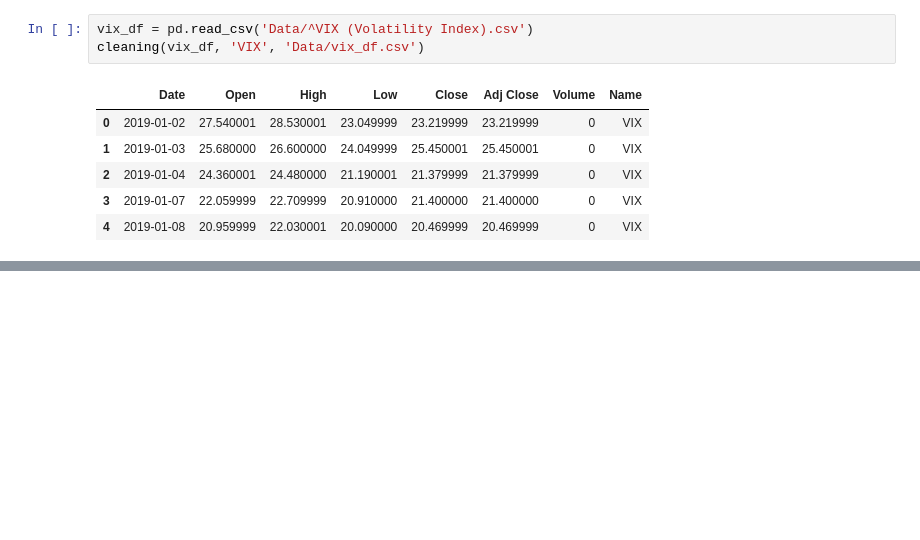
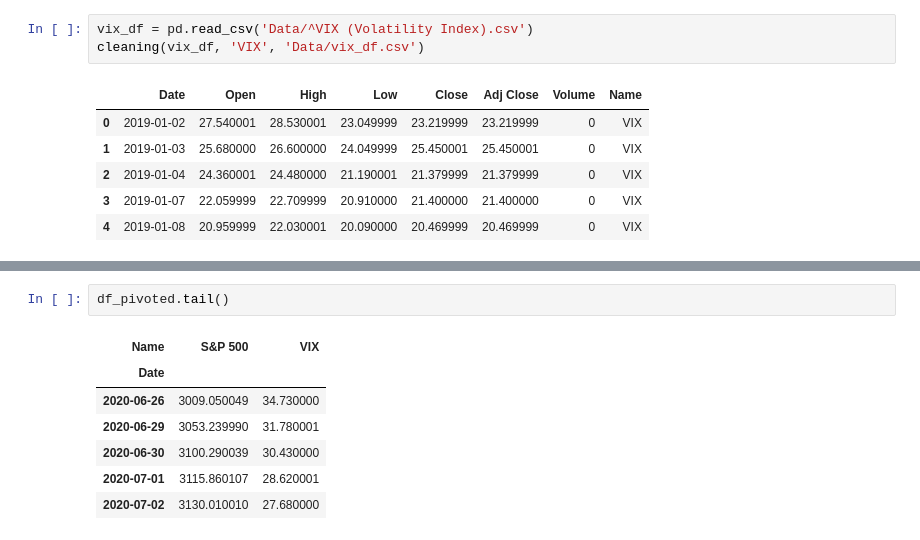
Before and after one commit to robertbozsik/impacts-of-covid19, a Jupyter notebook: data_cleaning_RB.ipynb, the cells around one changed output, grey strips where cells are left out. Saved outputs shown, nothing was run; the diff lists cells and outputs as text; blank space fills up the shorter version.

```diff
--- a/data_cleaning_RB.ipynb
+++ b/data_cleaning_RB.ipynb
@@ -154,0 +209,10 @@ cleaning(vix_df, 'VIX', 'Data/vix_df.csv')
+# %%
+df_pivoted.tail()
+# %% [output]
+| Name | S&P 500 | VIX |
+| Date |  |  |
+| 2020-06-26 | 3009.050049 | 34.730000 |
+| 2020-06-29 | 3053.239990 | 31.780001 |
+| 2020-06-30 | 3100.290039 | 30.430000 |
+| 2020-07-01 | 3115.860107 | 28.620001 |
+| 2020-07-02 | 3130.010010 | 27.680000 |
```
Also changed, not shown: parts of 10 cells of this notebook.
